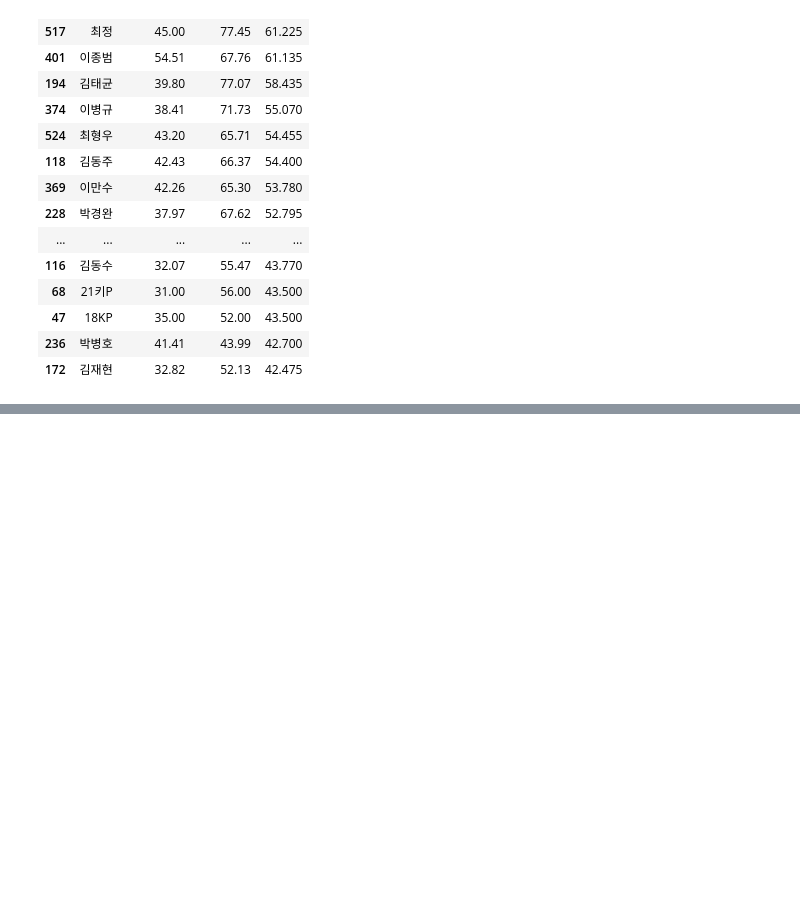
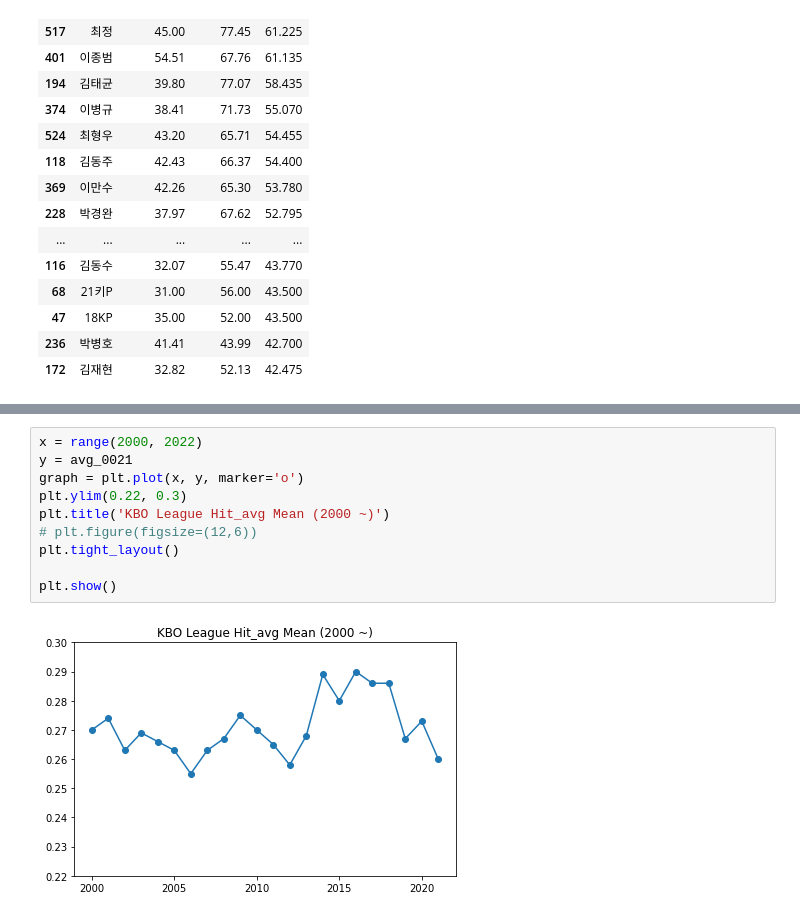
Before and after one commit to JeongMinHyeok/Baseball_simulator, a Jupyter notebook: Statiz_crawler.ipynb, the cells around one changed output, grey strips where cells are left out. Saved outputs shown, nothing was run; the diff lists cells and outputs as text; blank space fills up the shorter version.

```diff
--- a/Statiz_crawler.ipynb
+++ b/Statiz_crawler.ipynb
@@ -590,0 +635,12 @@ bat_jaws_df.sort_values(by='JAWS', ascending=False).head(30)
+# %%
+x = range(2000, 2022)
+y = avg_0021
+graph = plt.plot(x, y, marker='o')
+plt.ylim(0.22, 0.3)
+plt.title('KBO League Hit_avg Mean (2000 ~)')
+# plt.figure(figsize=(12,6))
+plt.tight_layout()
+
+plt.show()
+# %% [output]
+[figure, added]
```
Also changed, not shown: parts of 18 cells of this notebook, 1 other file.
